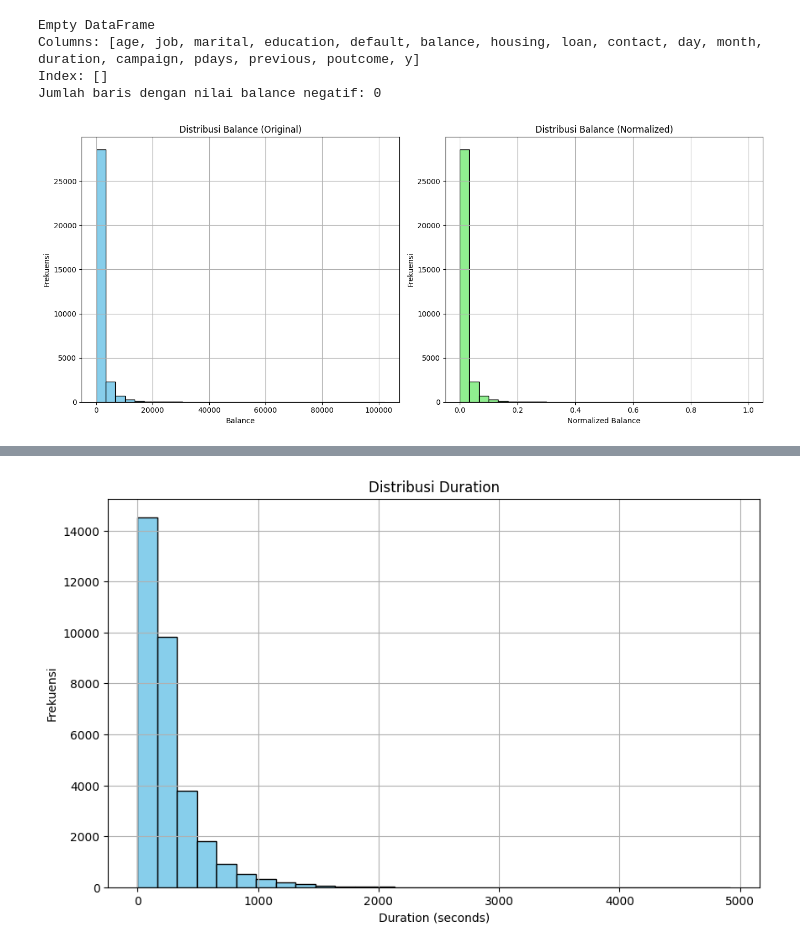
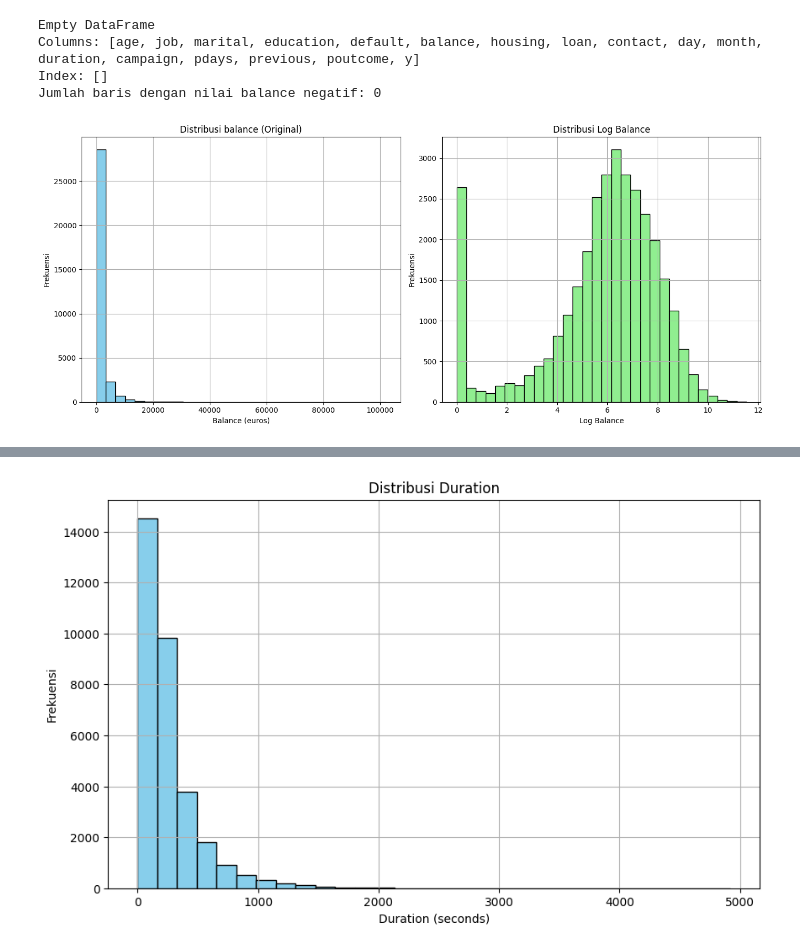
Before and after one commit to ramadanbonis/Telemarketing-Campaign-Analysis-Portuguese-Bank, a Jupyter notebook: Preprocessing_Sandbox.ipynb, the cells around one changed output, grey strips where cells are left out. Cells and saved outputs as stored; diff of their text form; code cells hidden in the pictures.

```diff
--- a/Preprocessing_Sandbox.ipynb
+++ b/Preprocessing_Sandbox.ipynb
@@ -728,28 +594,27 @@ Columns: [age, job, marital, education, default, balance, housing, loan, contact
 Index: []
 Jumlah baris dengan nilai balance negatif: 0
 # %%
-from sklearn.preprocessing import MinMaxScaler
+df['balance'] = df['balance'] + 1
 
-scaler = MinMaxScaler()
-df['balance_normalized'] = scaler.fit_transform(df[['balance']])
+df['log_balance'] = np.log(df['balance'])
 
 plt.figure(figsize=(14, 6))
 
 plt.subplot(1, 2, 1)
 plt.hist(df['balance'], bins=30, color='skyblue', edgecolor='black')
-plt.title('Distribusi Balance (Original)')
-plt.xlabel('Balance')
+plt.title('Distribusi balance (Original)')
+plt.xlabel('Balance (euros)')
 plt.ylabel('Frekuensi')
 plt.grid(True)
 
 plt.subplot(1, 2, 2)
-plt.hist(df['balance_normalized'], bins=30, color='lightgreen', edgecolor='black')
-plt.title('Distribusi Balance (Normalized)')
-plt.xlabel('Normalized Balance')
+plt.hist(df['log_balance'], bins=30, color='lightgreen', edgecolor='black')
+plt.title('Distribusi Log Balance')
+plt.xlabel('Log Balance')
 plt.ylabel('Frekuensi')
 plt.grid(True)
 
 plt.tight_layout()
 plt.show()
 # %% [output]
-[figure, old version]
+[figure, new version]
```
Also changed, not shown: parts of 20 cells of this notebook.
